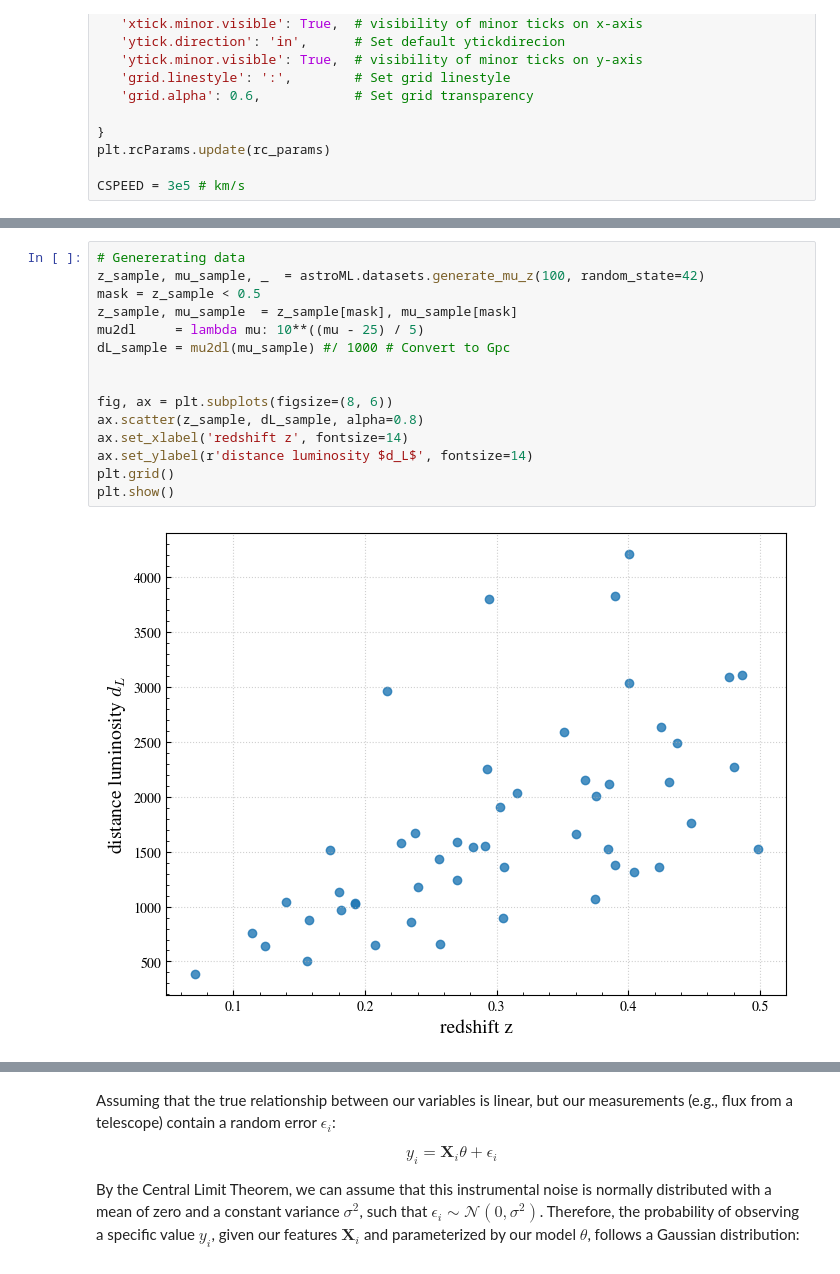
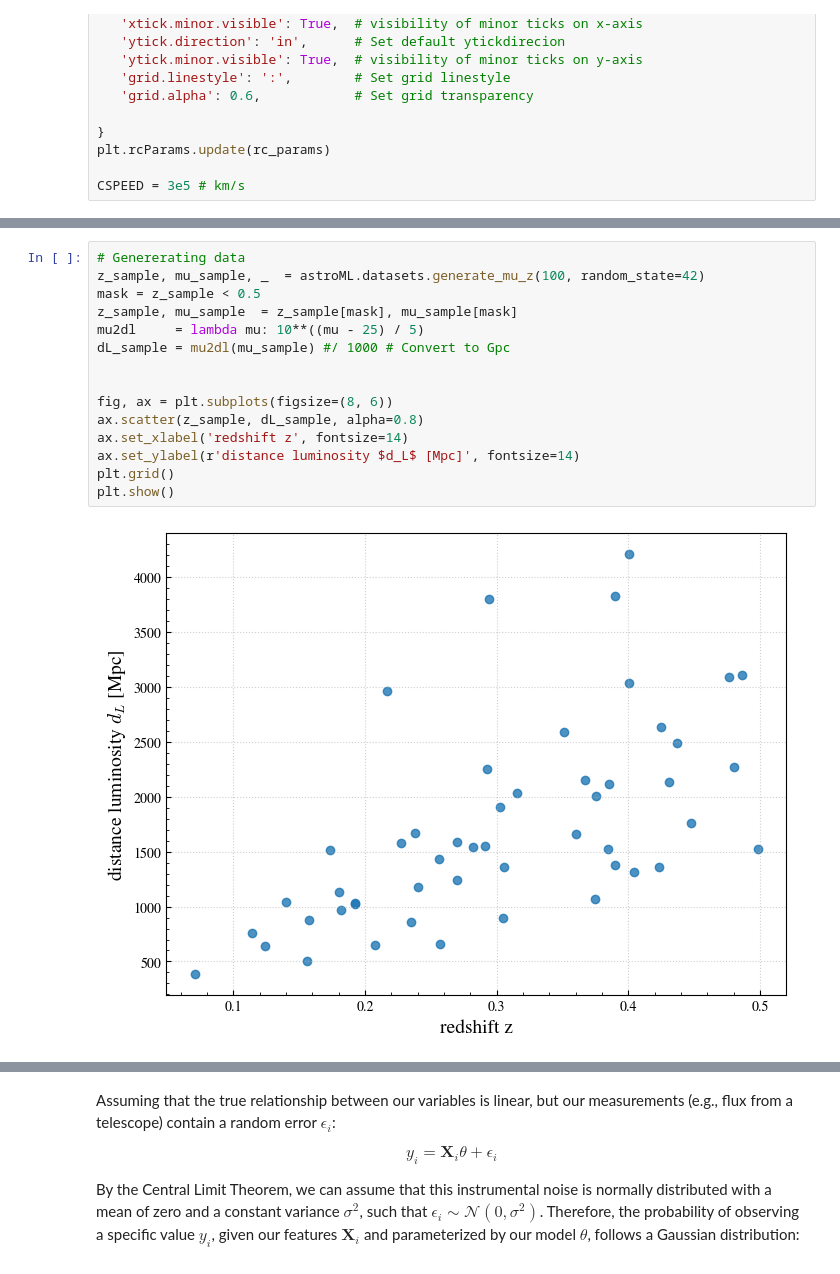
Before and after one commit to jurados/AS4501_Astroinformatic, a Jupyter notebook: Auxiliar/AUX1_LinearRegression.ipynb, the cells around one changed output, grey strips where cells are left out. Saved outputs shown, nothing was run; the diff lists cells and outputs as text.

```diff
--- a/Auxiliar/AUX1_LinearRegression.ipynb
+++ b/Auxiliar/AUX1_LinearRegression.ipynb
@@ -61,20 +61,20 @@ The expected value in this notebook is $H_0 = 71 \text{ km/s/Mpc}$.
 # %%
 # Genererating data
 z_sample, mu_sample, _  = astroML.datasets.generate_mu_z(100, random_state=42)
 mask = z_sample < 0.5
 z_sample, mu_sample  = z_sample[mask], mu_sample[mask]
 mu2dl     = lambda mu: 10**((mu - 25) / 5)
 dL_sample = mu2dl(mu_sample) #/ 1000 # Convert to Gpc
 
 
 fig, ax = plt.subplots(figsize=(8, 6))
 ax.scatter(z_sample, dL_sample, alpha=0.8)
 ax.set_xlabel('redshift z', fontsize=14)
-ax.set_ylabel(r'distance luminosity $d_L$', fontsize=14)
+ax.set_ylabel(r'distance luminosity $d_L$ [Mpc]', fontsize=14)
 plt.grid()
 plt.show()
 # %% [output]
-[figure, old version]
+[figure, new version]
 # %%
 X = z_sample.reshape(-1, 1)
 y = dL_sample
```
Also changed, not shown: parts of 10 cells of this notebook.
